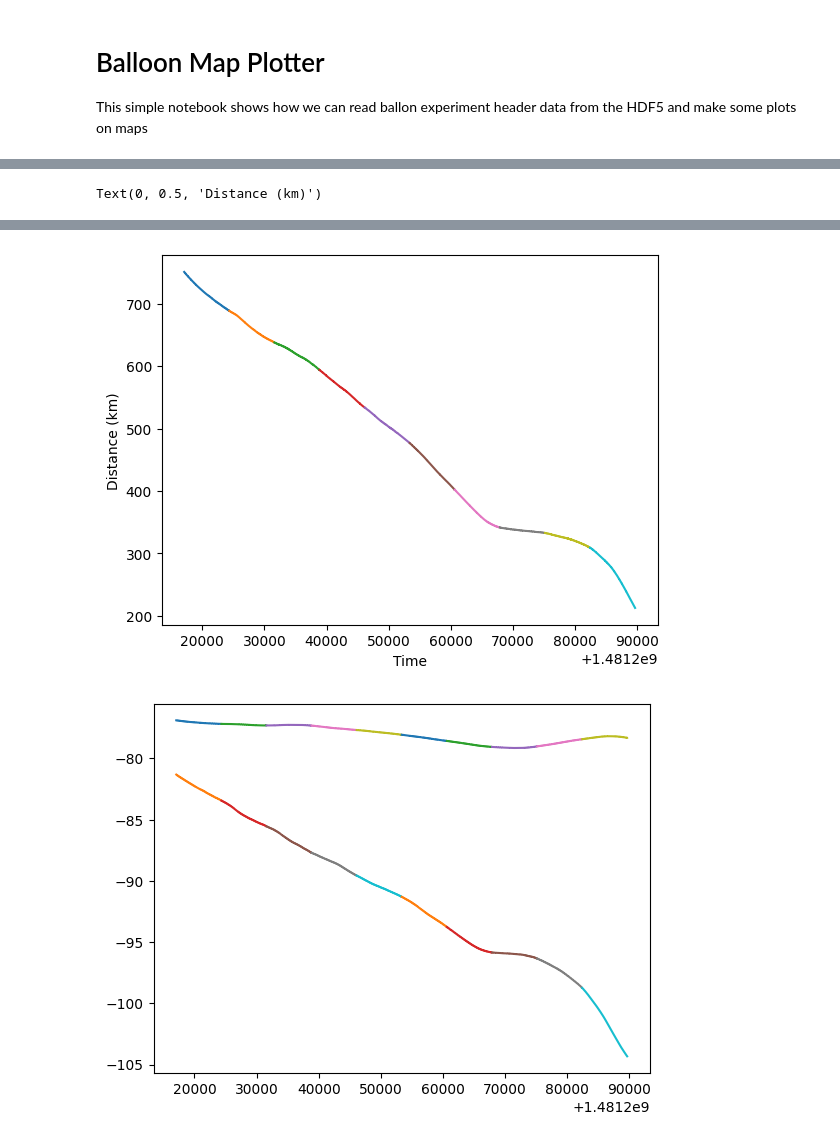
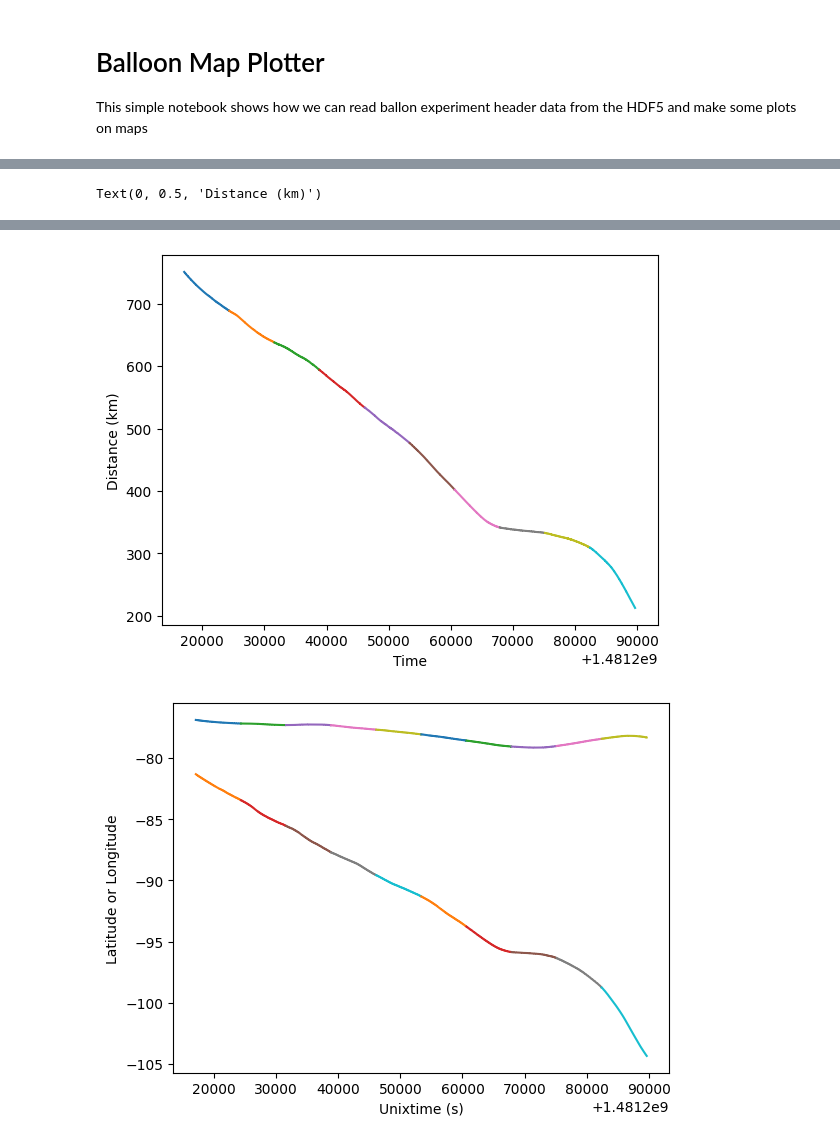
Before and after one commit to nichol77/antarcticaRadioNeutrino, a Jupyter notebook: balloonMapPlotter.ipynb, the cells around one changed output, grey strips where cells are left out. Cells and saved outputs as stored; diff of their text form; code cells hidden in the pictures.

```diff
--- a/balloonMapPlotter.ipynb
+++ b/balloonMapPlotter.ipynb
@@ -11,6 +11,6 @@ import anitageom
 import scipy
 # %%
-run=42
+run=130
 f = h5py.File('flight2016/hdf5/run'+str(run)+'/header'+str(run)+'.hdf5')
 rungr=f['run'+str(run)]
 # %%
@@ -42,6 +42,6 @@ distToWais [12626282.46804209 12626282.65461327 12626282.80864398 ...
 # %%
 
-myGeom=anitageom.AnitaGeom()
+myGeom=antgeom.AntGeom()
 
 fig,ax = plt.subplots()
 fig2,ax2 = plt.subplots()
@@ -56,10 +56,14 @@ for run in range(120,130):
         ax2.plot(rungr['triggerTime'][:],rungr['distToWais'][:]/1e3)
         ax3.plot(rungr['triggerTime'][:],lat)
         ax3.plot(rungr['triggerTime'][:],lon)
+        ax3.set_xlabel("Unixtime (s)")
+        ax3.set_ylabel("Latitude or Longitude")
 
 
         antX,antY=myGeom.latlonToAntarctica(lat,lon)
         ax.plot(antX,antY,label="Run "+str(run))
+        ax.set_xlabel("Antarctica x-positon (m)")
+        ax.set_ylabel("Antarctica y-positon (m)")
 #ax.legend()
 ax2.set_xlabel("Time")
 ax2.set_ylabel("Distance (km)")
@@ -69,5 +73,5 @@ Text(0, 0.5, 'Distance (km)')
 [figure]
-[figure, old version]
+[figure, new version]
 # %%
 from scipy import constants
 run=130
```
Also changed, not shown: parts of 7 cells of this notebook, 2 other files.
